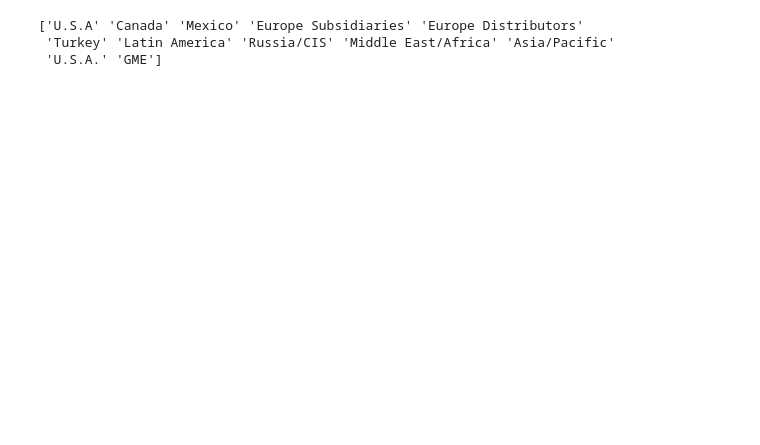
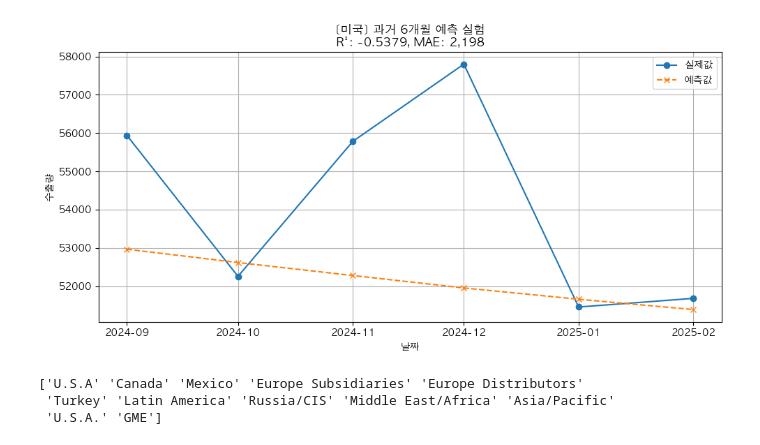
Before and after one commit to CodeWorks-hi/mini-project-2, a Jupyter notebook: jupyter_notebooks/모델_개발/car_recom_model.ipynb, the cells around one changed output. Drawn from its saved outputs; the diff is of its cells as text; code cells hidden in the pictures; blank space fills up the shorter version.

```diff
--- a/jupyter_notebooks/모델_개발/car_recom_model.ipynb
+++ b/jupyter_notebooks/모델_개발/car_recom_model.ipynb
@@ -77,0 +29,89 @@ plt.show()
+# %%
+import pandas as pd
+import numpy as np
+import matplotlib.pyplot as plt
+from sklearn.preprocessing import MinMaxScaler
+from sklearn.metrics import r2_score, mean_absolute_error
+from tensorflow.keras.models import Sequential
+from tensorflow.keras.layers import LSTM, Dense
+from datetime import datetime, timedelta
+
+# 1. 데이터 로딩
+df = pd.read_csv("../../data/processed/현대_지역별수출실적_전처리.csv")
+month_cols = [col for col in df.columns if col not in ['지역명', '대륙']]
+df[month_cols] = df[month_cols].replace("-", 0).apply(lambda x: pd.to_numeric(x, errors='coerce')).fillna(0)
+
+# 2. 파라미터 설정
+region = "미국"
+seq_len = 18
+n_eval_months = 6  # 검증용 예측 개월 수
+epochs = 100
+
+# 3. 시계열 생성
+sub_df = df[df["지역명"] == region]
+values = sub_df[month_cols].values.flatten()
+start_date = datetime.strptime("2023-01", "%Y-%m")
+date_range = pd.date_range(start=start_date, periods=len(values), freq="MS")
+
+# 4. 평가 범위 확인
+if len(values) < seq_len + n_eval_months:
+    raise ValueError("데이터가 부족합니다.")
+
+# 5. 훈련/검증 분할
+train_values = values[:-(n_eval_months)]
+eval_true_values = values[-n_eval_months:]
+
+# 6. 스케일링
+scaler = MinMaxScaler()
+train_scaled = scaler.fit_transform(train_values.reshape(-1, 1))
+
+# 7. 시퀀스 생성 함수
+def create_sequences(data, seq_len):
+    X, y = [], []
+    for i in range(len(data) - seq_len):
+        X.append(data[i:i+seq_len])
+        y.append(data[i+seq_len])
+    return np.array(X), np.array(y)
+
+X, y = create_sequences(train_scaled, seq_len)
+
+# 8. LSTM 모델 학습
+model = Sequential()
+model.add(LSTM(32, input_shape=(seq_len, 1)))
+model.add(Dense(1))
+model.compile(optimizer='adam', loss='mse')
+model.fit(X, y, epochs=epochs, batch_size=4, verbose=0)
+
+# 9. 평가용 입력 생성 → 마지막 seq_len 구간
+eval_input = train_scaled[-seq_len:].reshape(1, seq_len, 1)
+eval_preds_scaled = []
+
+for _ in range(n_eval_months):
+    pred = model.predict(eval_input)[0][0]
+    eval_preds_scaled.append(pred)
+    eval_input = np.append(eval_input[:, 1:, :], [[[pred]]], axis=1)
+
+# 10. 역변환
+eval_preds = scaler.inverse_transform(np.array(eval_preds_scaled).reshape(-1, 1)).flatten()
+
+# 11. 평가 지표
+r2 = r2_score(eval_true_values, eval_preds)
+mae = mean_absolute_error(eval_true_values, eval_preds)
+
+print(f"\n✅ LSTM 예측 성능 (과거 6개월 예측 실험)")
+print(f" - R² Score: {r2:.4f}")
+print(f" - MAE: {mae:,.2f}")
+
+# 12. 시각화
+eval_dates = date_range[-n_eval_months:]
+plt.figure(figsize=(10, 5))
+plt.plot(eval_dates, eval_true_values, label="실제값", marker='o')
+plt.plot(eval_dates, eval_preds, label="예측값", linestyle='--', marker='x')
+plt.title(f"[{region}] 과거 6개월 예측 실험\nR²: {r2:.4f}, MAE: {mae:,.0f}")
+plt.xlabel("날짜")
+plt.ylabel("수출량")
+plt.legend()
+plt.grid(True)
+plt.tight_layout()
+plt.show()
+# %% [output]
@@ -78,3 +128,4 @@ plt.show()
+[figure, added]
 # %%
 print(df['지역'].unique())
 # %% [output]
```
Also changed, not shown: parts of 4 cells of this notebook, 7 other files.
